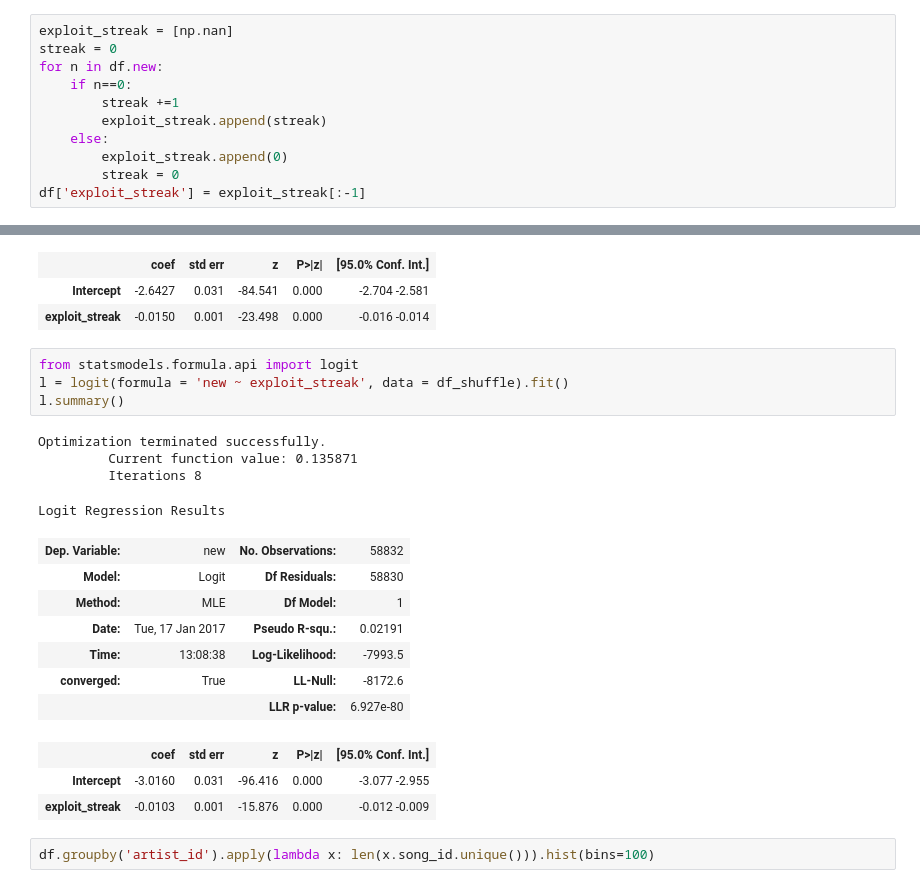
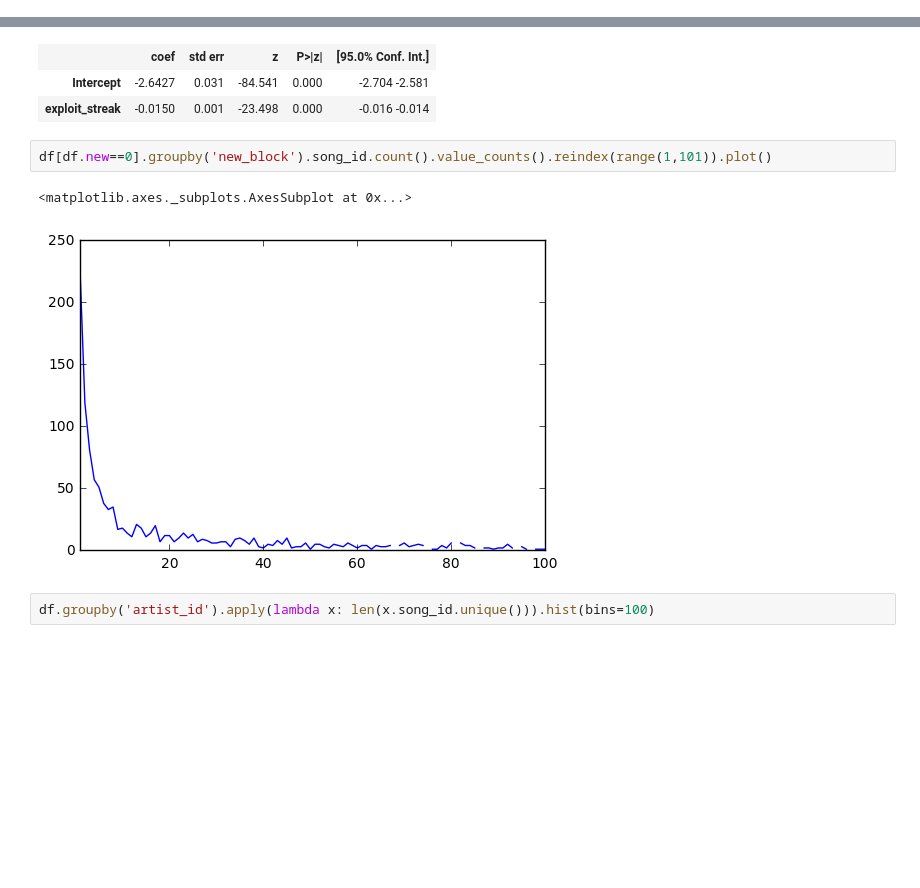
Before and after one commit to jlorince/MusicForaging, a Jupyter notebook: notebooks/Coherency-Maximzing.ipynb, the cells around one changed output, grey strips where cells are left out. Drawn from its saved outputs; the diff is of its cells as text; blank space fills up the shorter version.

```diff
--- a/notebooks/Coherency-Maximzing.ipynb
+++ b/notebooks/Coherency-Maximzing.ipynb
@@ -164,11 +153,0 @@ for rep in tq(xrange(1000)):
-# %%
-exploit_streak = [np.nan]
-streak = 0
-for n in df.new:
-    if n==0:
-        streak +=1
-        exploit_streak.append(streak)
-    else:
-        exploit_streak.append(0)
-        streak = 0
-df['exploit_streak'] = exploit_streak[:-1]
@@ -272,25 +262,11 @@ Logit Regression Results
 |  | coef | std err | z | P>|z| | [95.0% Conf. Int.] |
 | Intercept | -2.6427 | 0.031 | -84.541 | 0.000 | -2.704 -2.581 |
 | exploit_streak | -0.0150 | 0.001 | -23.498 | 0.000 | -0.016 -0.014 |
-# %%
-from statsmodels.formula.api import logit
-l = logit(formula = 'new ~ exploit_streak', data = df_shuffle).fit()
-l.summary()
-# %% [output]
-Optimization terminated successfully.
-         Current function value: 0.135871
-         Iterations 8
-Logit Regression Results
-| Dep. Variable: | new | No. Observations: | 58832 |
-| Model: | Logit | Df Residuals: | 58830 |
-| Method: | MLE | Df Model: | 1 |
-| Date: | Tue, 17 Jan 2017 | Pseudo R-squ.: | 0.02191 |
-| Time: | 13:08:38 | Log-Likelihood: | -7993.5 |
-| converged: | True | LL-Null: | -8172.6 |
-|  |  | LLR p-value: | 6.927e-80 |
-|  | coef | std err | z | P>|z| | [95.0% Conf. Int.] |
-| Intercept | -3.0160 | 0.031 | -96.416 | 0.000 | -3.077 -2.955 |
-| exploit_streak | -0.0103 | 0.001 | -15.876 | 0.000 | -0.012 -0.009 |
+# %%
+df[df.new==0].groupby('new_block').song_id.count().value_counts().reindex(range(1,101)).plot()
+# %% [output]
+<matplotlib.axes._subplots.AxesSubplot at 0x...>
+[figure, added]
 # %%
 df.groupby('artist_id').apply(lambda x: len(x.song_id.unique())).hist(bins=100)
 # %% [output]
```
Also changed, not shown: parts of 22 cells of this notebook, 5 other files.
